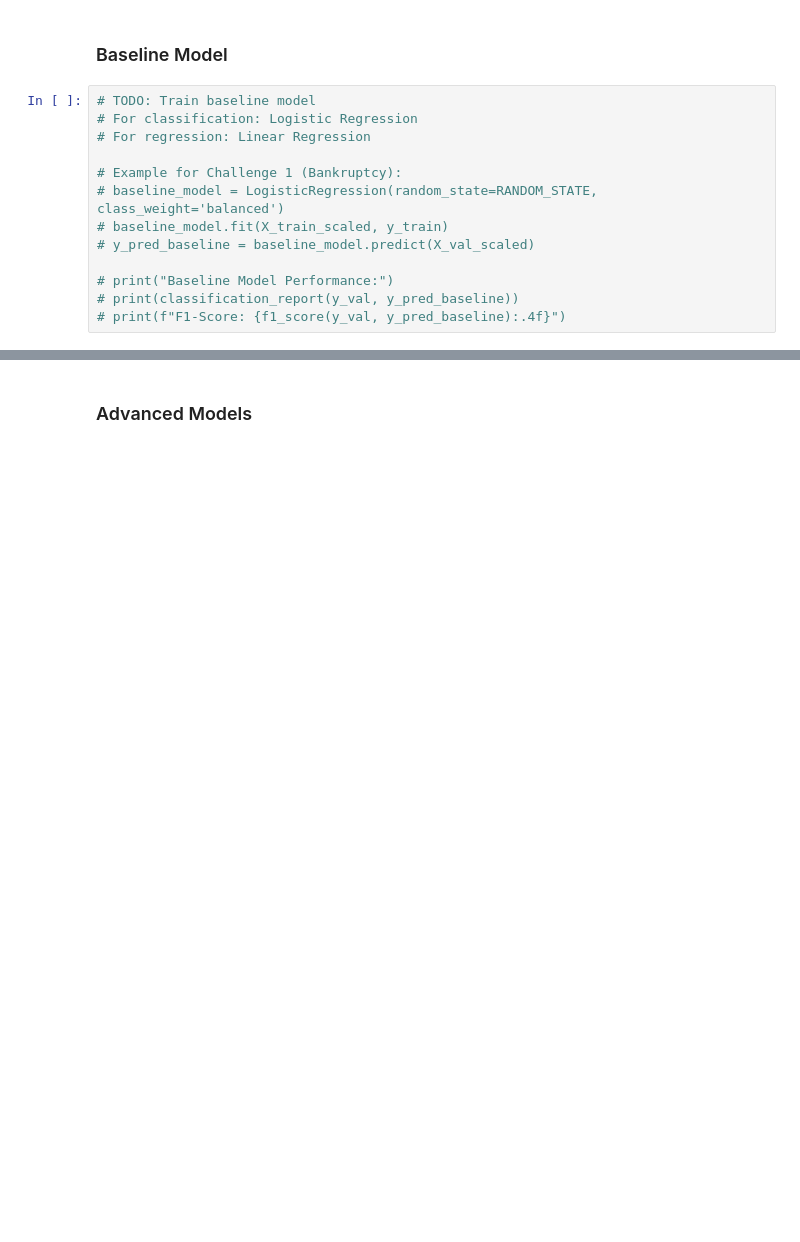
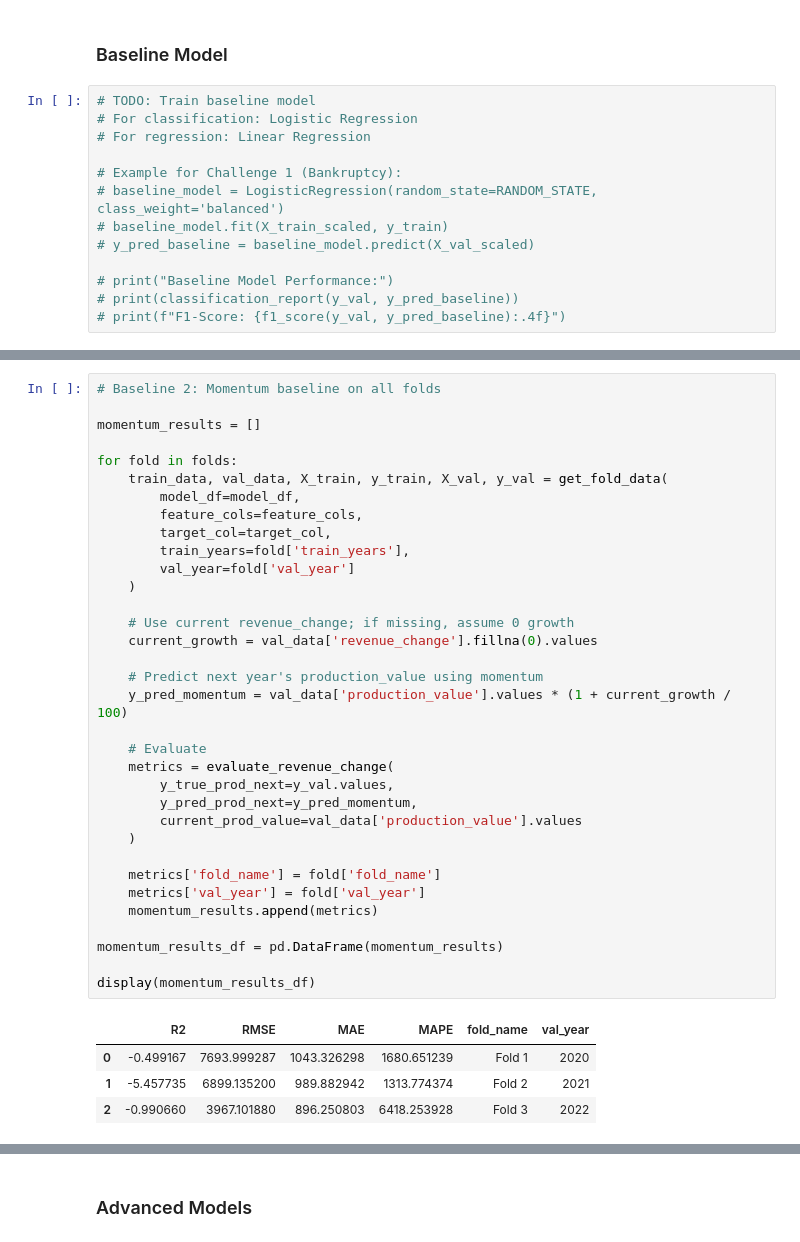
Before and after one commit to KorayAydin3k/Expert_AI_project, a Jupyter notebook: notebook/starter_template copy.ipynb, the cells around one changed output, grey strips where cells are left out. Cells and saved outputs as stored; diff of their text form; blank space fills up the shorter version.

```diff
--- a/notebook/starter_template copy.ipynb
+++ b/notebook/starter_template copy.ipynb
@@ -1047,0 +1637,39 @@ Data prepared for modeling!
+# %%
+# Baseline 2: Momentum baseline on all folds
+
+momentum_results = []
+
+for fold in folds:
+    train_data, val_data, X_train, y_train, X_val, y_val = get_fold_data(
+        model_df=model_df,
+        feature_cols=feature_cols,
+        target_col=target_col,
+        train_years=fold['train_years'],
+        val_year=fold['val_year']
+    )
+
+    # Use current revenue_change; if missing, assume 0 growth
+    current_growth = val_data['revenue_change'].fillna(0).values
+
+    # Predict next year's production_value using momentum
+    y_pred_momentum = val_data['production_value'].values * (1 + current_growth / 100)
+
+    # Evaluate
+    metrics = evaluate_revenue_change(
+        y_true_prod_next=y_val.values,
+        y_pred_prod_next=y_pred_momentum,
+        current_prod_value=val_data['production_value'].values
+    )
+
+    metrics['fold_name'] = fold['fold_name']
+    metrics['val_year'] = fold['val_year']
+    momentum_results.append(metrics)
+
+momentum_results_df = pd.DataFrame(momentum_results)
+
+display(momentum_results_df)
+# %% [output]
+|  | R2 | RMSE | MAE | MAPE | fold_name | val_year |
+| 0 | -0.499167 | 7693.999287 | 1043.326298 | 1680.651239 | Fold 1 | 2020 |
+| 1 | -5.457735 | 6899.135200 | 989.882942 | 1313.774374 | Fold 2 | 2021 |
+| 2 | -0.990660 | 3967.101880 | 896.250803 | 6418.253928 | Fold 3 | 2022 |
```
Also changed, not shown: parts of 25 cells of this notebook.
